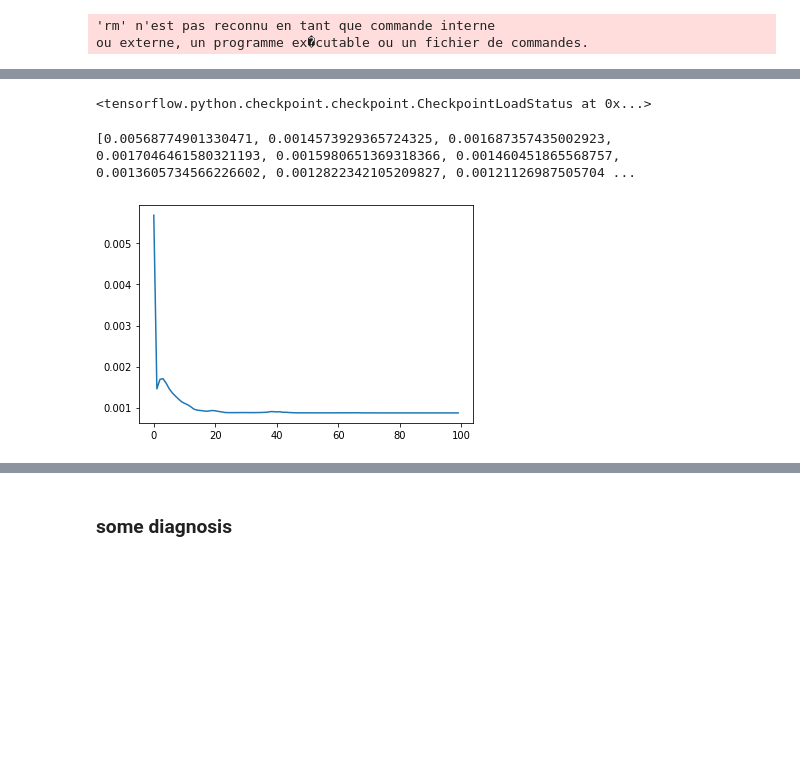
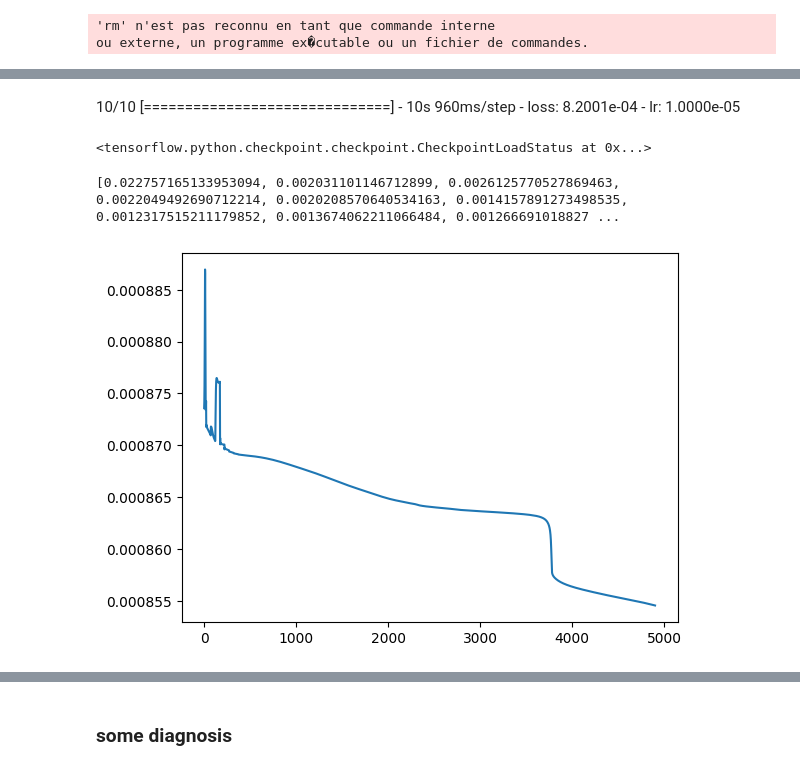
Before and after one commit to aygalic/biosequence_encoding, a Jupyter notebook: src/pipeline_1_LSTM_transpose.ipynb, the cells around one changed output, grey strips where cells are left out. Saved outputs shown, nothing was run; the diff lists cells and outputs as text; code cells hidden in the pictures; blank space fills up the shorter version.

```diff
--- a/src/pipeline_1_LSTM_transpose.ipynb
+++ b/src/pipeline_1_LSTM_transpose.ipynb
@@ -64,5 +64,6 @@ x_train, filenames, n_genes = data_handler.generate_dataset(path = absolute_path
                                                    class_balancing = "balanced",
                                                    as_time_series = True,
                                                    normalization = True,
-                                                   transpose=True)
+                                                   transpose=True,
+                                                   batch_size=32)
 # %% [output]
@@ -73,7 +82,7 @@ loading samples...
 # %%
 importlib.reload(LSTM) # to allow modification of the script without restarting the whole session
 
-latent_dim = 64
+latent_dim = 32
 sequence_length = 5
 
 t_shape = (sequence_length, n_genes)
@@ -95,9 +104,9 @@ model_checkpoint_callback = callbacks.ModelCheckpoint(
 
 
 reduce_lr = callbacks.ReduceLROnPlateau(monitor='loss', factor=0.5,
-                              patience=25, min_lr=0.00001)
+                              patience=50, min_lr=0.000001)
 
-early_stopping_callback = callbacks.EarlyStopping(monitor='loss', patience=50)
+early_stopping_callback = callbacks.EarlyStopping(monitor='loss', patience=75)
 
 
 log_dir = "../workfiles/logs/fit/" + datetime.datetime.now().strftime("%Y%m%d-%H%M%S")
@@ -135,3 +148,3 @@ _________________________________________________________________
 # %%
-hist = autoencoder.fit(x_train, epochs=100, callbacks=cb)
+hist = autoencoder.fit(x_train, epochs=5000, callbacks=cb)
 # %% [output]
@@ -139,10 +168,12 @@ Epoch 1/100
+# %% [markdown]
+10/10 [==============================] - 10s 960ms/step - loss: 8.2001e-04 - lr: 1.0000e-05
 # %%
 autoencoder.load_weights(checkpoint_filepath)
 # %% [output]
 <tensorflow.python.checkpoint.checkpoint.CheckpointLoadStatus at 0x...>
 # %%
-plt.plot(hist.history['loss'])
+plt.plot(hist.history['loss'][100:])
 print(hist.history['loss'])
 # %% [output]
-[0.00568774901330471, 0.0014573929365724325, 0.001687357435002923, 0.0017046461580321193, 0.0015980651369318366, 0.001460451865568757, 0.0013605734566226602, 0.0012822342105209827, 0.00121126987505704 ...
+[0.022757165133953094, 0.002031101146712899, 0.0026125770527869463, 0.0022049492690712214, 0.0020208570640534163, 0.0014157891273498535, 0.0012317515211179852, 0.0013674062211066484, 0.001266691018827 ...
-[figure, old version]
+[figure, new version]
```
Also changed, not shown: parts of 8 cells of this notebook, 1 other file.
